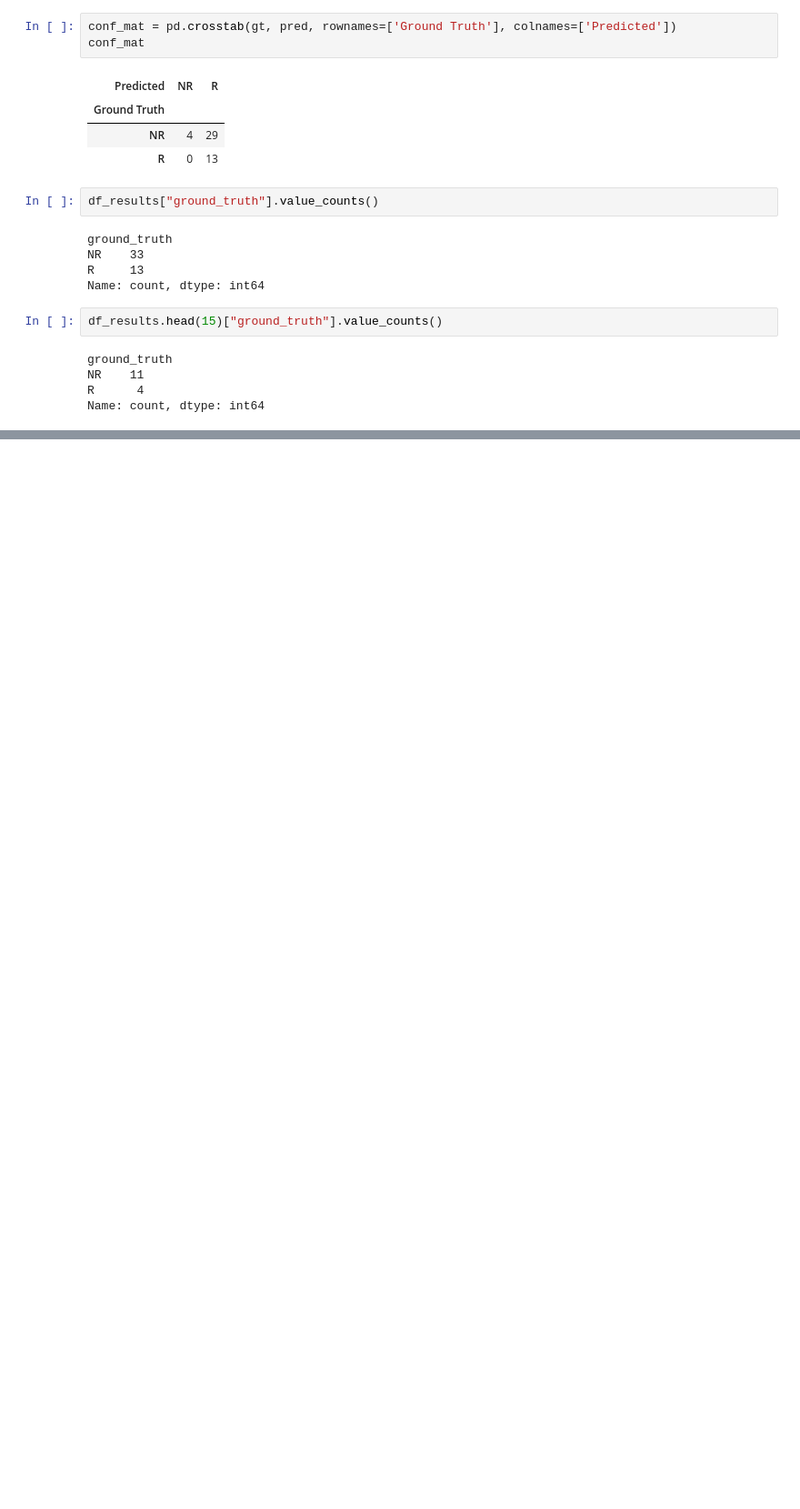
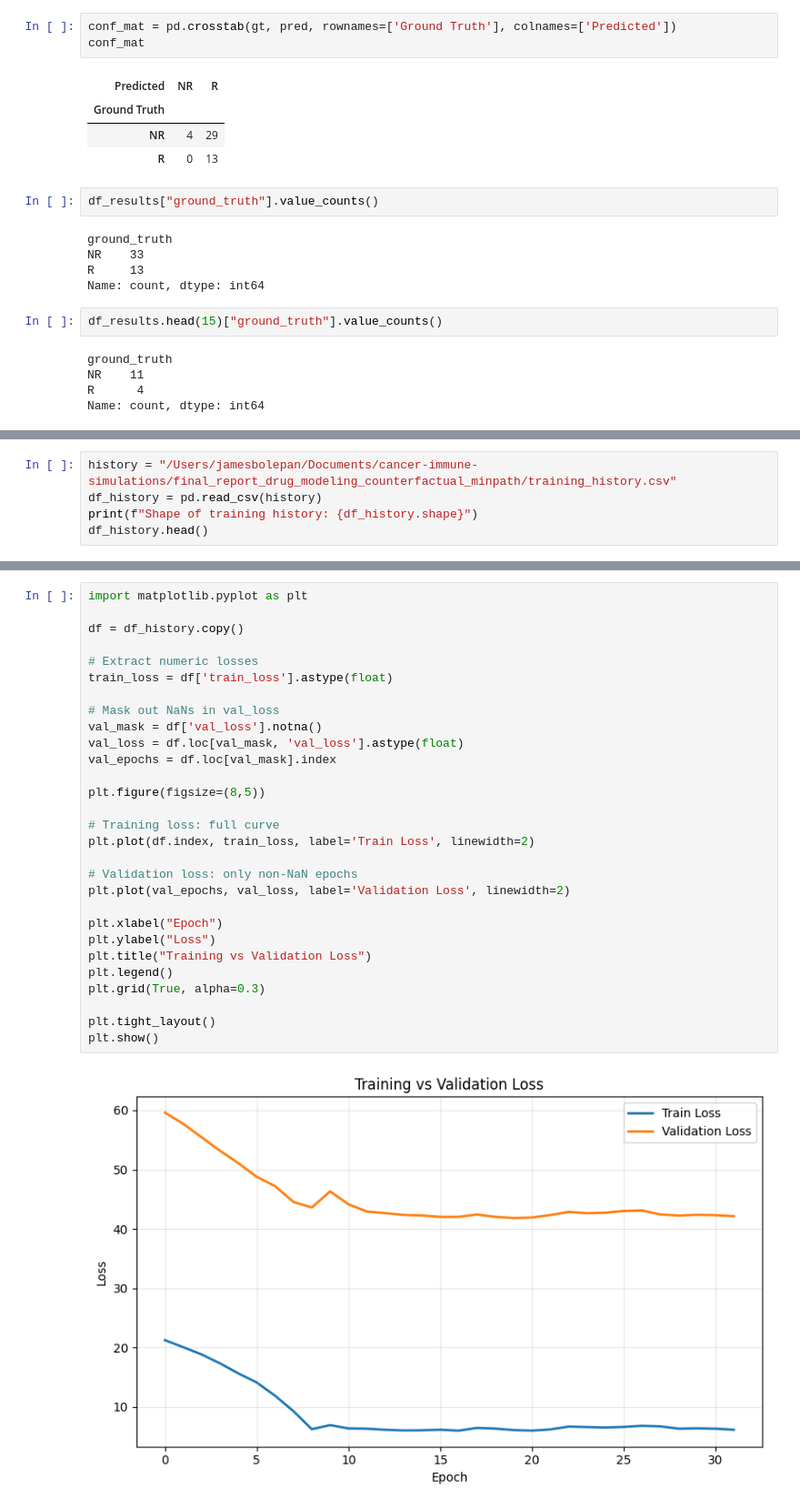
Before and after one commit to james-bole-pan/cancer-immune-simulations, a Jupyter notebook: data_preprocessing_notebooks/notebook_preprocessing_nature_immunology.ipynb, the cells around one changed output, grey strips where cells are left out. Shown: that part at 91% size. Saved outputs shown, nothing was run; the diff lists cells and outputs as text; blank space fills up the shorter version.

```diff
--- a/data_preprocessing_notebooks/notebook_preprocessing_nature_immunology.ipynb
+++ b/data_preprocessing_notebooks/notebook_preprocessing_nature_immunology.ipynb
@@ -418,0 +421,5 @@ Name: count, dtype: int64
+# %%
+history = "/Users/jamesbolepan/Documents/cancer-immune-simulations/final_report_drug_modeling_counterfactual_minpath/training_history.csv"
+df_history = pd.read_csv(history)
+print(f"Shape of training history: {df_history.shape}")
+df_history.head()
@@ -418,0 +434,31 @@ Name: count, dtype: int64
+# %%
+import matplotlib.pyplot as plt
+
+df = df_history.copy()
+
+# Extract numeric losses
+train_loss = df['train_loss'].astype(float)
+
+# Mask out NaNs in val_loss
+val_mask = df['val_loss'].notna()
+val_loss = df.loc[val_mask, 'val_loss'].astype(float)
+val_epochs = df.loc[val_mask].index
+
+plt.figure(figsize=(8,5))
+
+# Training loss: full curve
+plt.plot(df.index, train_loss, label='Train Loss', linewidth=2)
+
+# Validation loss: only non-NaN epochs
+plt.plot(val_epochs, val_loss, label='Validation Loss', linewidth=2)
+
+plt.xlabel("Epoch")
+plt.ylabel("Loss")
+plt.title("Training vs Validation Loss")
+plt.legend()
+plt.grid(True, alpha=0.3)
+
+plt.tight_layout()
+plt.show()
+# %% [output]
+[figure, added]
```
Also changed, not shown: parts of 2 cells of this notebook, 2 other files.
